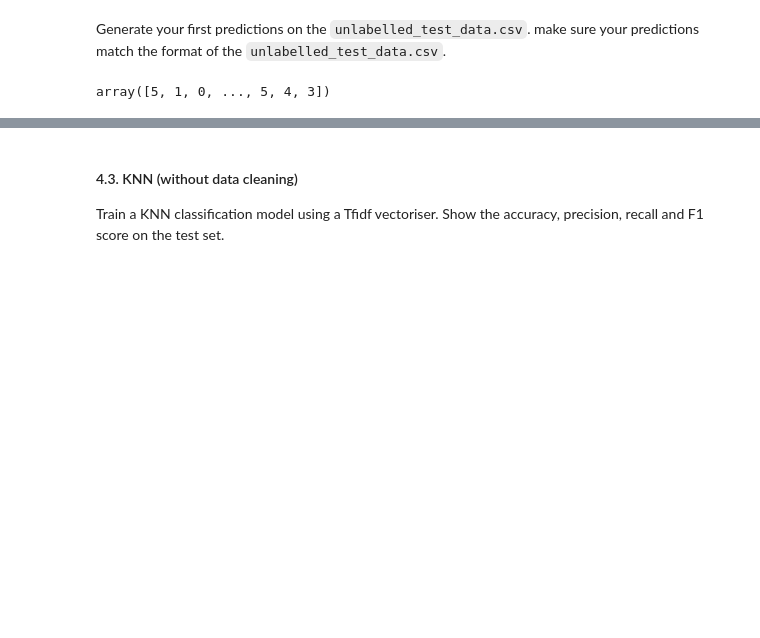
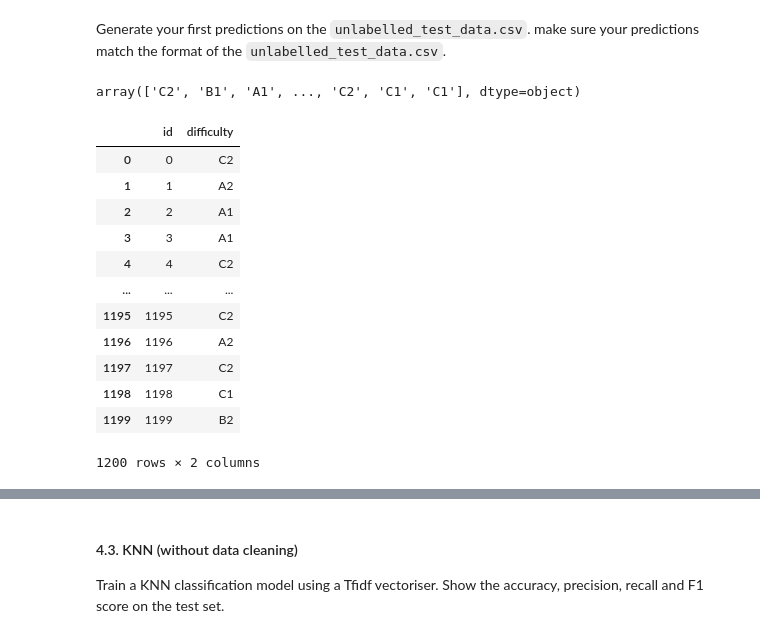
Before and after one commit to Srivathshan-Paramalingam-0505/DMML2022_UNIL_Zoom, a Jupyter notebook: Copy_Project_guidelines_2022.ipynb, the cells around one changed output, grey strips where cells are left out. Drawn from its saved outputs; the diff is of its cells as text; code cells hidden in the pictures; blank space fills up the shorter version.

```diff
--- a/Copy_Project_guidelines_2022.ipynb
+++ b/Copy_Project_guidelines_2022.ipynb
@@ -160,12 +160,12 @@ B2    792
 Name: difficulty, dtype: int64
 # %%
 #Ordinal encode the difficulty
-oe = OrdinalEncoder()
-oe.set_params(categories = [['A1','A2','B1','B2','C1','C2']])#0 = A1, 1 = A2,...
+#oe = OrdinalEncoder()
+#oe.set_params(categories = [['A1','A2','B1','B2','C1','C2']])#0 = A1, 1 = A2,...
 
 #fit_transform my column
-df['difficulty'] = oe.fit_transform(df[['difficulty']]).astype('int')
-df
+#df['difficulty'] = oe.fit_transform(df[['difficulty']]).astype('int')
+#df
 # %% [output]
 |  | id | sentence | difficulty |
 | 0 | 0 | Les coûts kilométriques réels peu... | 4 |
@@ -192,6 +192,8 @@ df_pred.head()
 | 2 | 2 | Et, paradoxalement, boire froid n... |
 | 3 | 3 | Ce n'est pas étonnant, car c'est ... |
 | 4 | 4 | Le corps de Golo lui-même, d'une ... |
+# %%
+pred_sentence = df_pred['sentence']
 # %% [markdown]
 And this is the format for your submissions.
 # %%
@@ -324,9 +326,29 @@ plt.show()
 # %% [markdown]
 Generate your first predictions on the `unlabelled_test_data.csv`. make sure your predictions match the format of the `unlabelled_test_data.csv`.
 # %%
-unlabelled_lr=pipe.predict(df_pred['sentence'])
+unlabelled_lr=pipe.predict(pred_sentence)
 # %%
 #Determine the different metrics for the unlabelled data
 unlabelled_lr
 # %% [output]
-array([5, 1, 0, ..., 5, 4, 3])
+array(['C2', 'B1', 'A1', ..., 'C2', 'C1', 'C1'], dtype=object)
+# %%
+df_pred = pd.read_csv('drive/MyDrive/Coding_Challenge/unlabelled_test_data.csv')
+df_pred['difficulty']=unlabelled_lr #to modify when using another classification model
+df_pred=df_pred.drop('sentence',axis=1)
+# %%
+df_pred
+# %% [output]
+|  | id | difficulty |
+| 0 | 0 | C2 |
+| 1 | 1 | A2 |
+| 2 | 2 | A1 |
+| 3 | 3 | A1 |
+| 4 | 4 | C2 |
+| ... | ... | ... |
+| 1195 | 1195 | C2 |
+| 1196 | 1196 | A2 |
+| 1197 | 1197 | C2 |
+| 1198 | 1198 | C1 |
+| 1199 | 1199 | B2 |
+1200 rows × 2 columns
```
Also changed, not shown: parts of 22 cells of this notebook.
